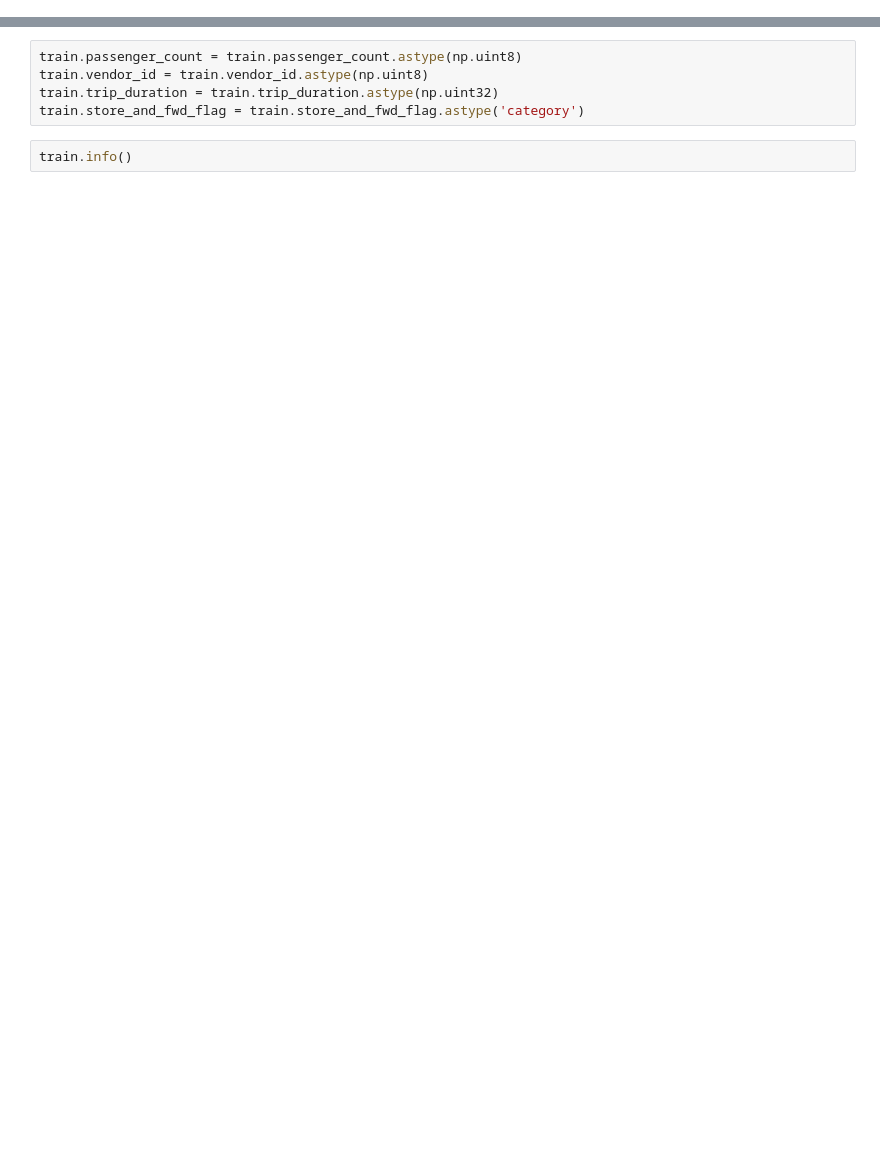
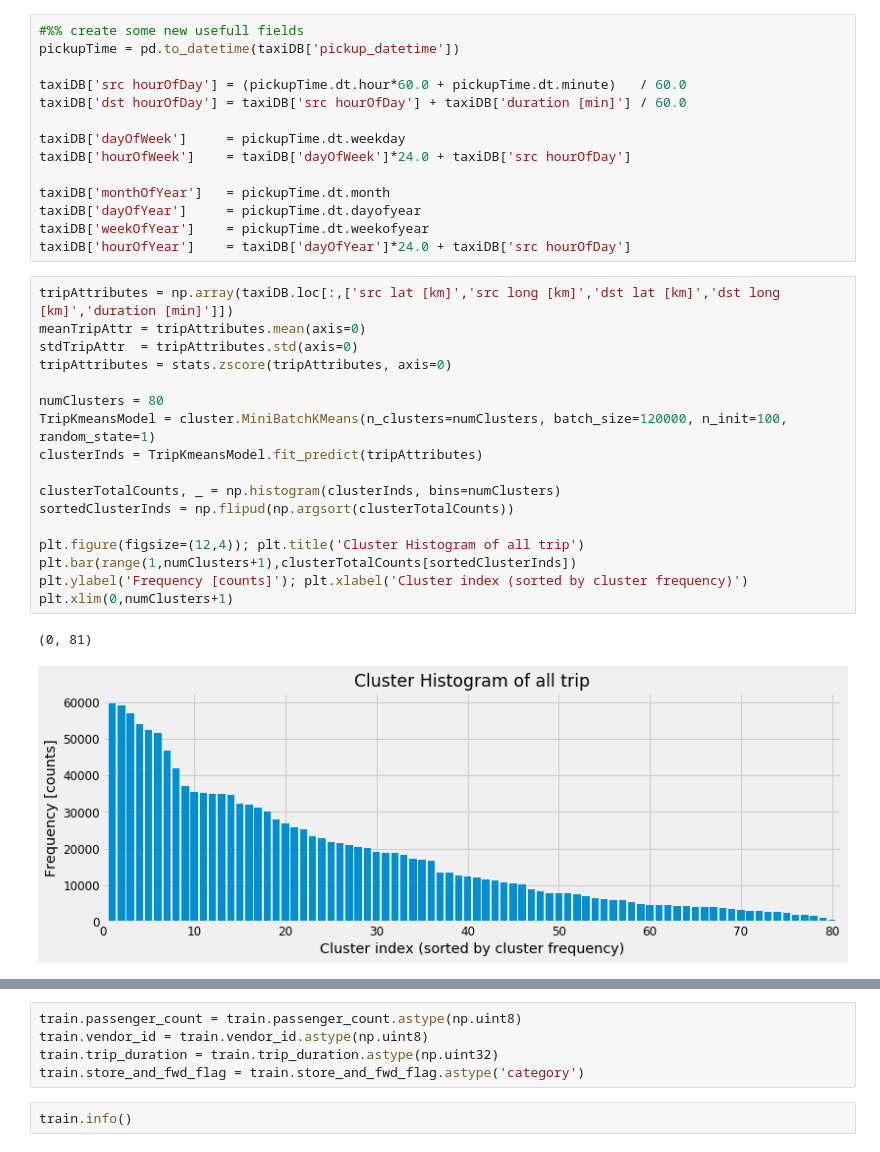
Before and after one commit to amankumar94/DataScienceRepo, a Jupyter notebook: NewYork_Taxi.ipynb, the cells around one changed output, grey strips where cells are left out. Drawn from its saved outputs; the diff is of its cells as text; blank space fills up the shorter version.

```diff
--- a/NewYork_Taxi.ipynb
+++ b/NewYork_Taxi.ipynb
@@ -5,0 +138,34 @@ train = pd.read_csv('C://Users//amank//OneDrive//Documents//NewYork_Taxi//train.
+# %%
+#%% create some new usefull fields
+pickupTime = pd.to_datetime(taxiDB['pickup_datetime'])
+
+taxiDB['src hourOfDay'] = (pickupTime.dt.hour*60.0 + pickupTime.dt.minute)   / 60.0
+taxiDB['dst hourOfDay'] = taxiDB['src hourOfDay'] + taxiDB['duration [min]'] / 60.0
+
+taxiDB['dayOfWeek']     = pickupTime.dt.weekday
+taxiDB['hourOfWeek']    = taxiDB['dayOfWeek']*24.0 + taxiDB['src hourOfDay']
+
+taxiDB['monthOfYear']   = pickupTime.dt.month
+taxiDB['dayOfYear']     = pickupTime.dt.dayofyear
+taxiDB['weekOfYear']    = pickupTime.dt.weekofyear
+taxiDB['hourOfYear']    = taxiDB['dayOfYear']*24.0 + taxiDB['src hourOfDay']
+# %%
+tripAttributes = np.array(taxiDB.loc[:,['src lat [km]','src long [km]','dst lat [km]','dst long [km]','duration [min]']])
+meanTripAttr = tripAttributes.mean(axis=0)
+stdTripAttr  = tripAttributes.std(axis=0)
+tripAttributes = stats.zscore(tripAttributes, axis=0)
+
+numClusters = 80
+TripKmeansModel = cluster.MiniBatchKMeans(n_clusters=numClusters, batch_size=120000, n_init=100, random_state=1)
+clusterInds = TripKmeansModel.fit_predict(tripAttributes)
+
+clusterTotalCounts, _ = np.histogram(clusterInds, bins=numClusters)
+sortedClusterInds = np.flipud(np.argsort(clusterTotalCounts))
+
+plt.figure(figsize=(12,4)); plt.title('Cluster Histogram of all trip')
+plt.bar(range(1,numClusters+1),clusterTotalCounts[sortedClusterInds])
+plt.ylabel('Frequency [counts]'); plt.xlabel('Cluster index (sorted by cluster frequency)')
+plt.xlim(0,numClusters+1)
+# %% [output]
+(0, 81)
+[figure, added]
```
Also changed, not shown: parts of 66 cells of this notebook, 11 other files.
